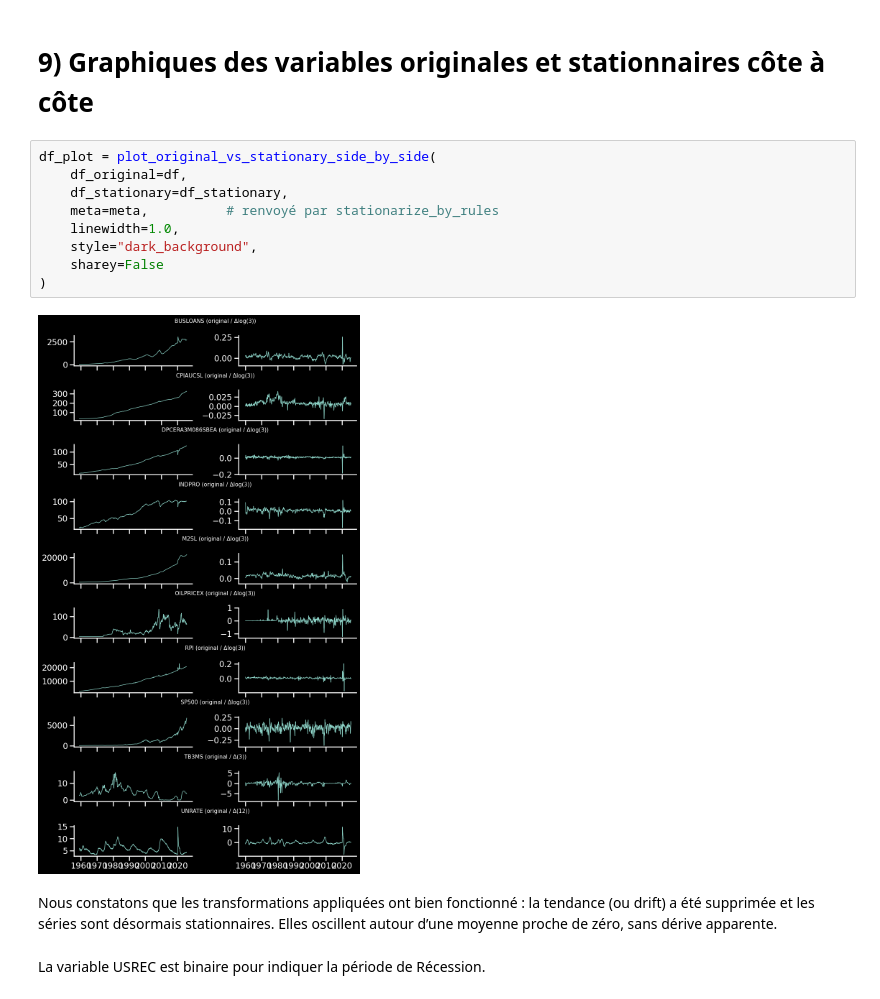
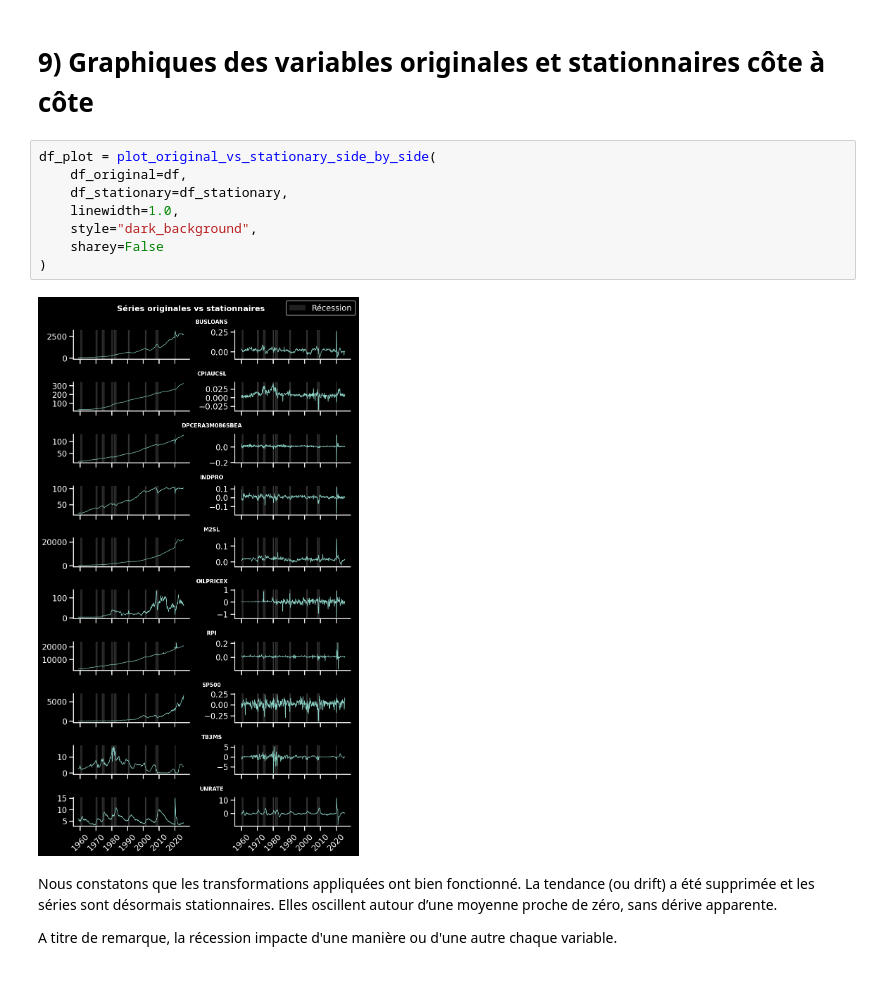
Before and after one commit to MitaDataAI/Explainable_AI_Forecast_and_explain_the_Unemployment_of_USA, a Jupyter notebook: 3_notebook/1_stationarity.ipynb, the cells around one changed output. Cells and saved outputs as stored; diff of their text form.

```diff
--- a/3_notebook/1_stationarity.ipynb
+++ b/3_notebook/1_stationarity.ipynb
@@ -411,15 +411,14 @@ USREC            ⏭️ Skipped (not tested)
 # %%
 df_plot = plot_original_vs_stationary_side_by_side(
     df_original=df,
     df_stationary=df_stationary,
-    meta=meta,          # renvoyé par stationarize_by_rules
     linewidth=1.0,
     style="dark_background",
     sharey=False
 )
 # %% [output]
-[figure, old version]
+[figure, new version]
 # %% [markdown]
-Nous constatons que les transformations appliquées ont bien fonctionné : la tendance (ou drift) a été supprimée et les séries sont désormais stationnaires. Elles oscillent autour d’une moyenne proche de zéro, sans dérive apparente.
+Nous constatons que les transformations appliquées ont bien fonctionné. La tendance (ou drift) a été supprimée et les séries sont désormais stationnaires. Elles oscillent autour d’une moyenne proche de zéro, sans dérive apparente.
+
+A titre de remarque, la récession impacte d'une manière ou d'une autre chaque variable.
-# %% [markdown]
-La variable USREC est binaire pour indiquer la période de Récession.
```
Also changed, not shown: parts of 4 cells of this notebook, 6 other files.
